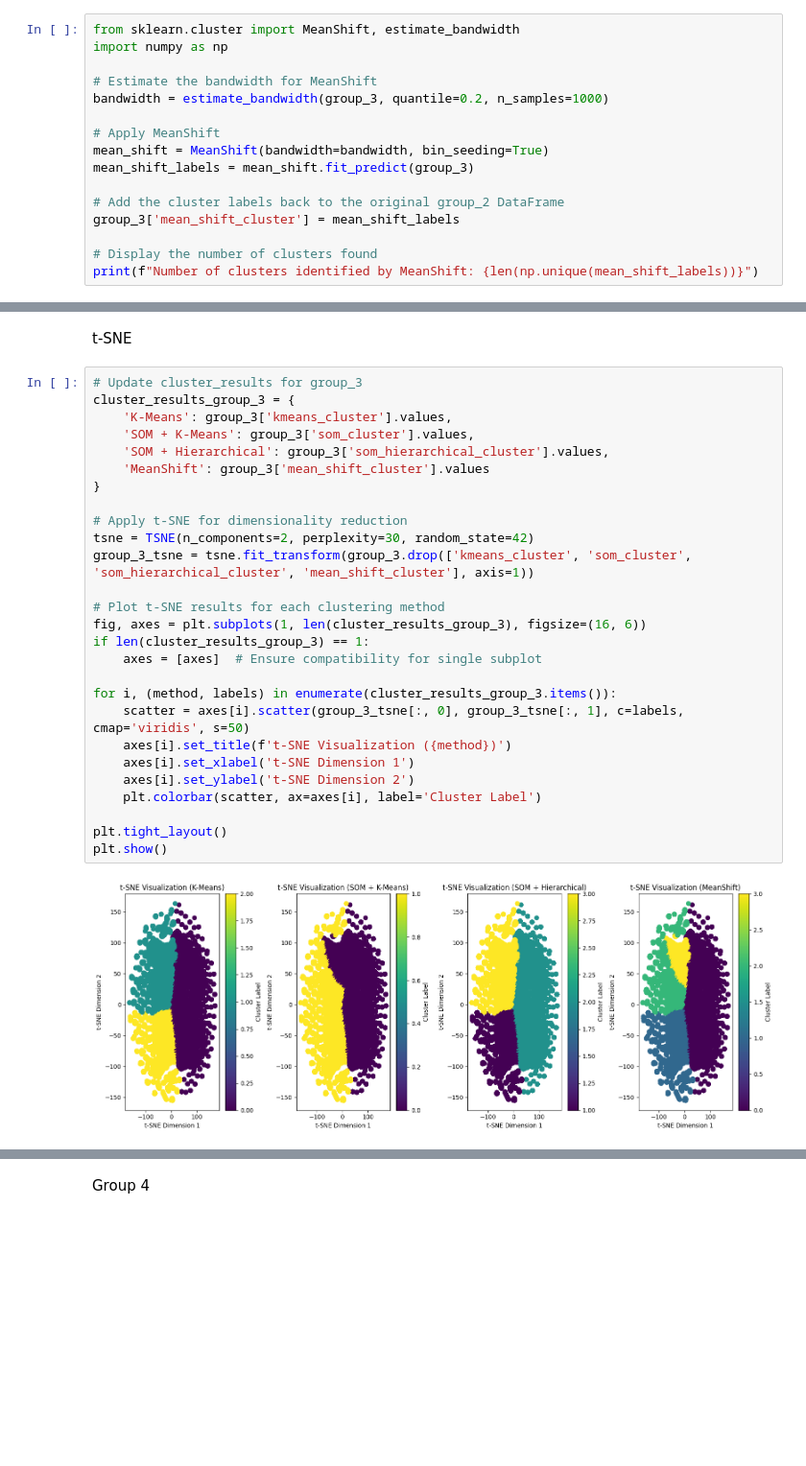
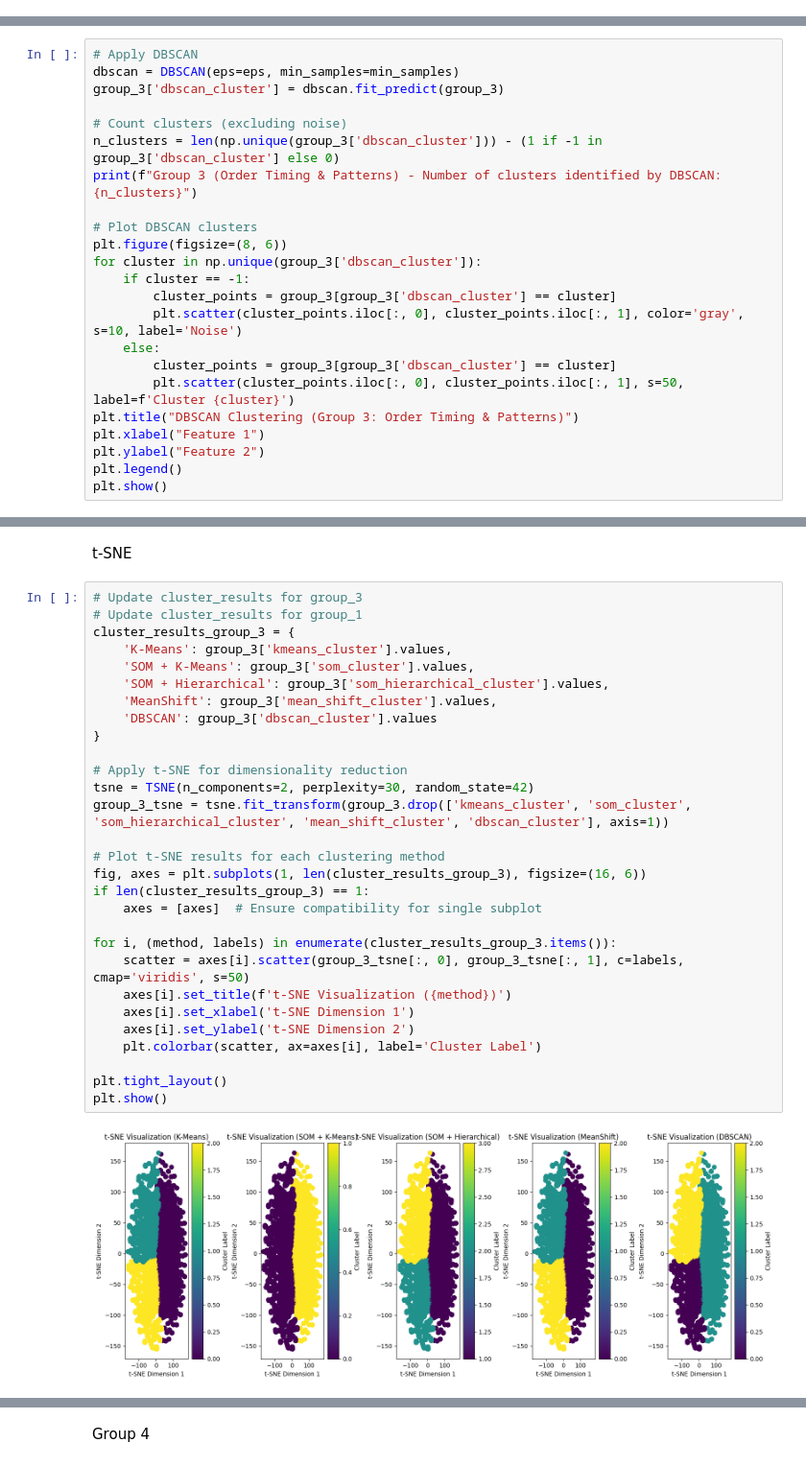
Before and after one commit to gugaaa1904/Data_Mining, a Jupyter notebook: Group 51 Clustering.ipynb, the cells around one changed output, grey strips where cells are left out. Shown at 96% size. Drawn from its saved outputs; the diff is of its cells as text; blank space fills up the shorter version.

Commit message:
Clustering methods done

```diff
--- a/Group 51 Clustering.ipynb
+++ b/Group 51 Clustering.ipynb
@@ -1586,18 +1091,2 @@ som_hierarchical_cluster
 # %% [markdown]
 MeanShift
-# %%
-from sklearn.cluster import MeanShift, estimate_bandwidth
-import numpy as np
-
-# Estimate the bandwidth for MeanShift
-bandwidth = estimate_bandwidth(group_3, quantile=0.2, n_samples=1000)
-
-# Apply MeanShift
-mean_shift = MeanShift(bandwidth=bandwidth, bin_seeding=True)
-mean_shift_labels = mean_shift.fit_predict(group_3)
-
-# Add the cluster labels back to the original group_2 DataFrame
-group_3['mean_shift_cluster'] = mean_shift_labels
-
-# Display the number of clusters found
-print(f"Number of clusters identified by MeanShift: {len(np.unique(mean_shift_labels))}")
@@ -1610,0 +1125,23 @@ See the caveats in the documentation: https://pandas.pydata.org/pandas-docs/stab
+# %%
+# Apply DBSCAN
+dbscan = DBSCAN(eps=eps, min_samples=min_samples)
+group_3['dbscan_cluster'] = dbscan.fit_predict(group_3)
+
+# Count clusters (excluding noise)
+n_clusters = len(np.unique(group_3['dbscan_cluster'])) - (1 if -1 in group_3['dbscan_cluster'] else 0)
+print(f"Group 3 (Order Timing & Patterns) - Number of clusters identified by DBSCAN: {n_clusters}")
+
+# Plot DBSCAN clusters
+plt.figure(figsize=(8, 6))
+for cluster in np.unique(group_3['dbscan_cluster']):
+    if cluster == -1:
+        cluster_points = group_3[group_3['dbscan_cluster'] == cluster]
+        plt.scatter(cluster_points.iloc[:, 0], cluster_points.iloc[:, 1], color='gray', s=10, label='Noise')
+    else:
+        cluster_points = group_3[group_3['dbscan_cluster'] == cluster]
+        plt.scatter(cluster_points.iloc[:, 0], cluster_points.iloc[:, 1], s=50, label=f'Cluster {cluster}')
+plt.title("DBSCAN Clustering (Group 3: Order Timing & Patterns)")
+plt.xlabel("Feature 1")
+plt.ylabel("Feature 2")
+plt.legend()
+plt.show()
@@ -1612,30 +1157,32 @@ See the caveats in the documentation: https://pandas.pydata.org/pandas-docs/stab
 t-SNE
 # %%
 # Update cluster_results for group_3
+# Update cluster_results for group_1
 cluster_results_group_3 = {
     'K-Means': group_3['kmeans_cluster'].values,
     'SOM + K-Means': group_3['som_cluster'].values,
     'SOM + Hierarchical': group_3['som_hierarchical_cluster'].values,
-    'MeanShift': group_3['mean_shift_cluster'].values
+    'MeanShift': group_3['mean_shift_cluster'].values,
+    'DBSCAN': group_3['dbscan_cluster'].values
 }
 
 # Apply t-SNE for dimensionality reduction
 tsne = TSNE(n_components=2, perplexity=30, random_state=42)
-group_3_tsne = tsne.fit_transform(group_3.drop(['kmeans_cluster', 'som_cluster', 'som_hierarchical_cluster', 'mean_shift_cluster'], axis=1))
+group_3_tsne = tsne.fit_transform(group_3.drop(['kmeans_cluster', 'som_cluster', 'som_hierarchical_cluster', 'mean_shift_cluster', 'dbscan_cluster'], axis=1))
 
 # Plot t-SNE results for each clustering method
 fig, axes = plt.subplots(1, len(cluster_results_group_3), figsize=(16, 6))
 if len(cluster_results_group_3) == 1:
     axes = [axes]  # Ensure compatibility for single subplot
 
 for i, (method, labels) in enumerate(cluster_results_group_3.items()):
     scatter = axes[i].scatter(group_3_tsne[:, 0], group_3_tsne[:, 1], c=labels, cmap='viridis', s=50)
     axes[i].set_title(f't-SNE Visualization ({method})')
     axes[i].set_xlabel('t-SNE Dimension 1')
     axes[i].set_ylabel('t-SNE Dimension 2')
     plt.colorbar(scatter, ax=axes[i], label='Cluster Label')
 
 plt.tight_layout()
 plt.show()
 # %% [output]
-[figure, old version]
+[figure, new version]
```
Also changed, not shown: parts of 41 cells of this notebook.
